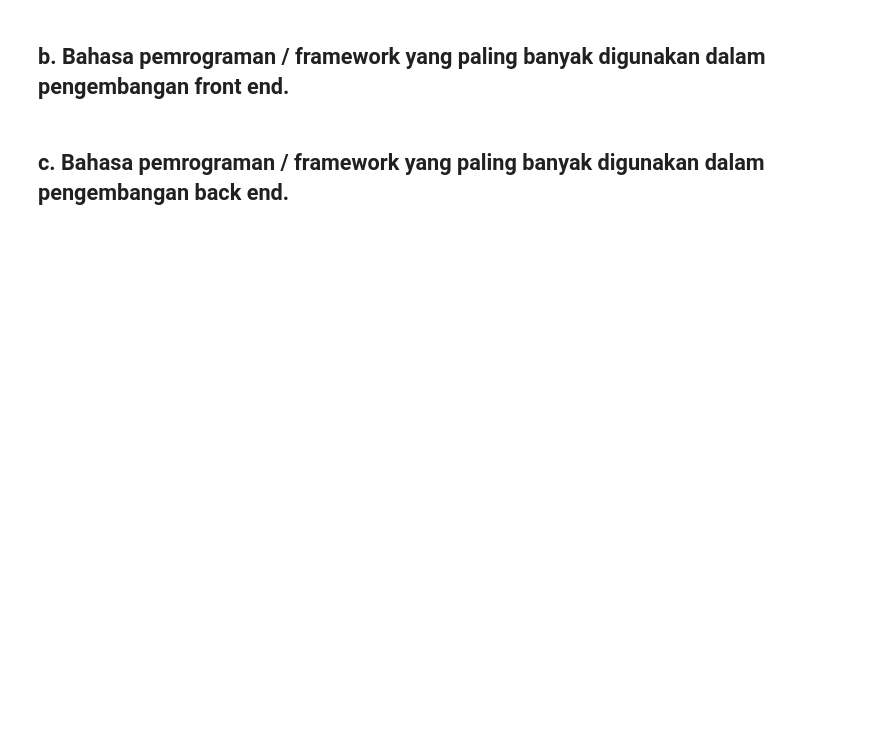
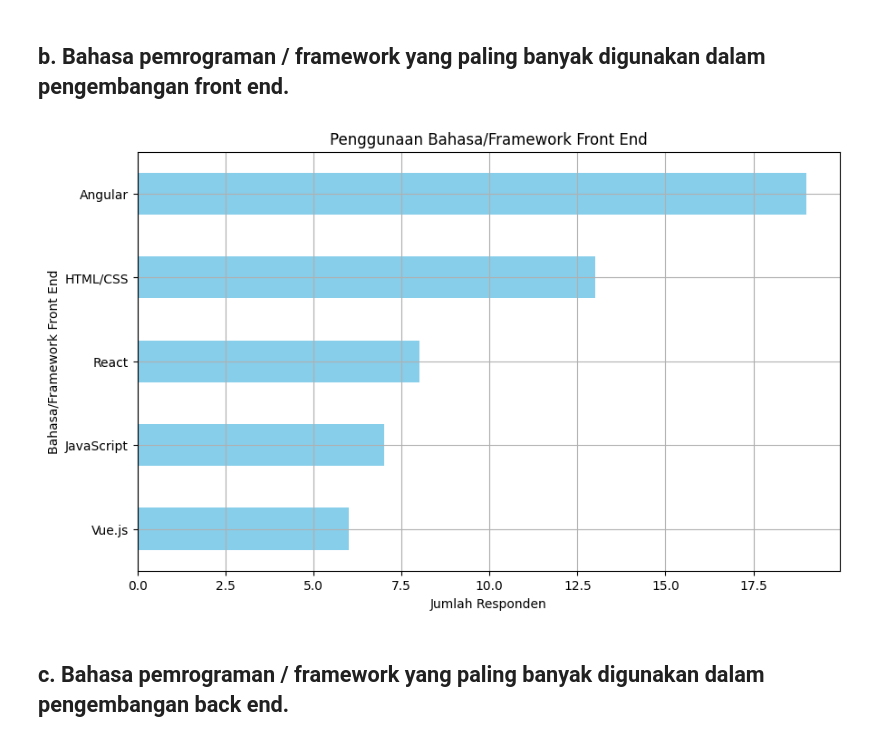
Before and after one commit to NewReyy/Data-Engineer_nuri-hidayatuloh, a Jupyter notebook: 20_Data-Visualization/Praktikum/Soal_Prioritas-2.ipynb, the cells around one changed output. Saved outputs shown, nothing was run; the diff lists cells and outputs as text; code cells hidden in the pictures; blank space fills up the shorter version.

```diff
--- a/20_Data-Visualization/Praktikum/Soal_Prioritas-2.ipynb
+++ b/20_Data-Visualization/Praktikum/Soal_Prioritas-2.ipynb
@@ -179,4 +294,19 @@ plt.show()
 # %% [markdown]
 ## b. Bahasa pemrograman / framework yang paling banyak digunakan dalam pengembangan front end.
+# %%
+# Menghitung jumlah penggunaan setiap bahasa/framework front end
+front_end_counts = df_survey_clean['favorite_front_end'].value_counts()
+
+# Membuat plot
+plt.figure(figsize=(10, 6))
+front_end_counts.plot(kind='barh', color='skyblue')
+plt.xlabel('Jumlah Responden')
+plt.ylabel('Bahasa/Framework Front End')
+plt.title('Penggunaan Bahasa/Framework Front End')
+plt.grid(True)
+plt.gca().invert_yaxis()  # Membalikkan urutan agar nilai terbanyak ada di atas
+plt.show()
+# %% [output]
+[figure, added]
 # %% [markdown]
 ## c. Bahasa pemrograman / framework yang paling banyak digunakan dalam pengembangan back end.
```
Also changed, not shown: parts of 12 cells of this notebook, 1 other file.
